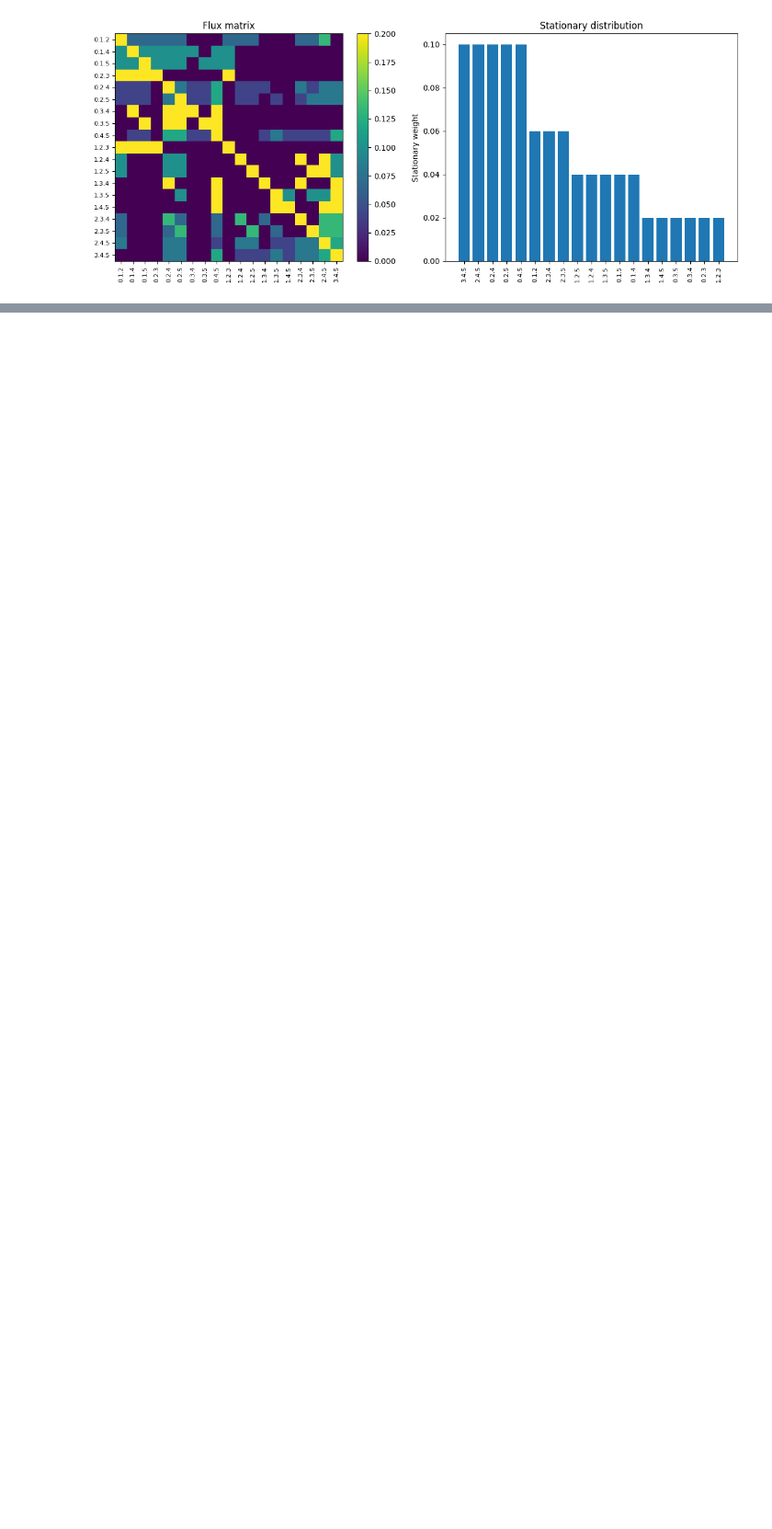
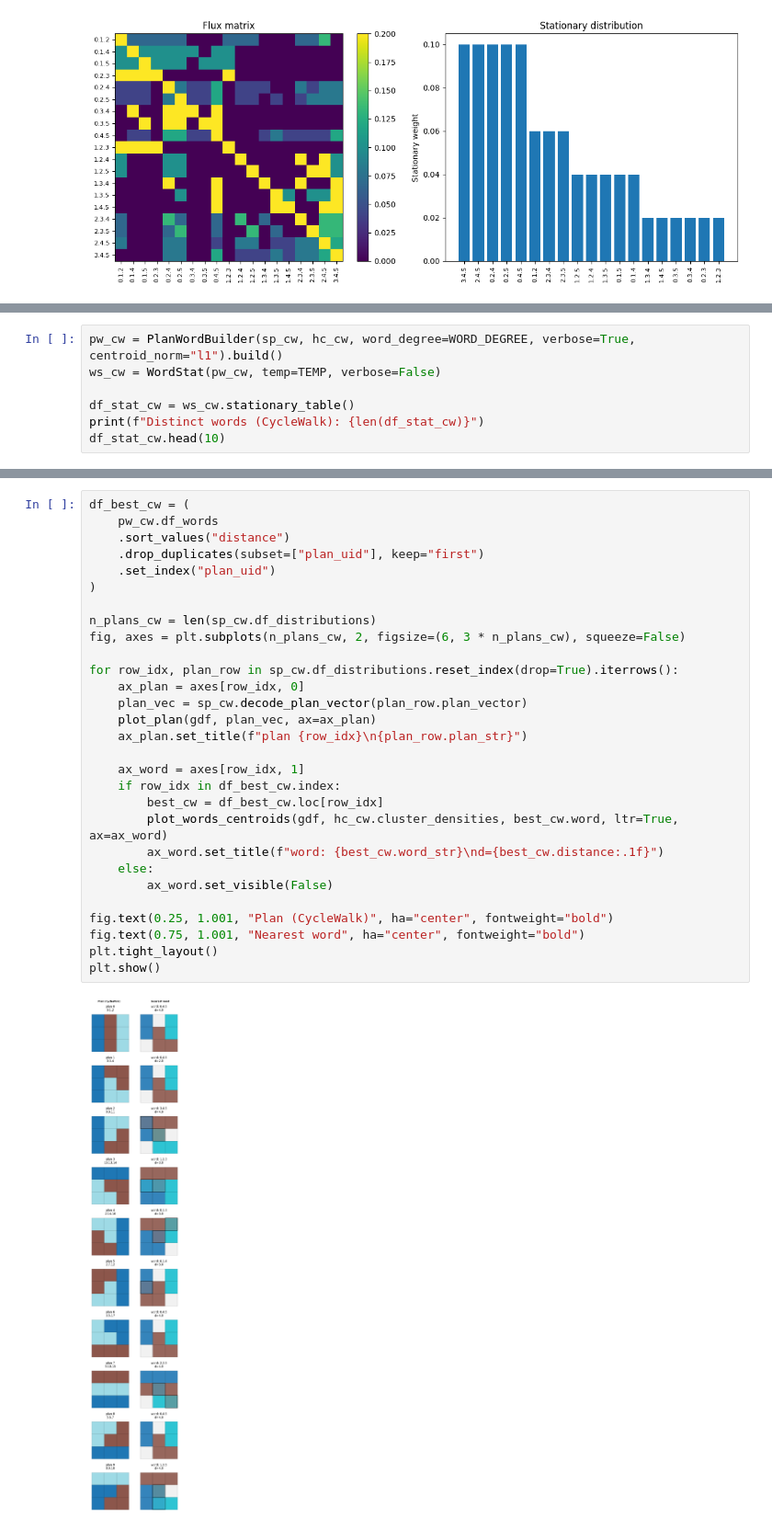
Before and after one commit to annacgilbert/gmstrat, a Jupyter notebook: exhaustive_3x3.ipynb, the cells around one changed output, grey strips where cells are left out. Shown at 92% size. Saved outputs shown, nothing was run; the diff lists cells and outputs as text; blank space fills up the shorter version.

```diff
--- a/exhaustive_3x3.ipynb
+++ b/exhaustive_3x3.ipynb
@@ -280,0 +357,7 @@ plt.show()
+# %%
+pw_cw = PlanWordBuilder(sp_cw, hc_cw, word_degree=WORD_DEGREE, verbose=True, centroid_norm="l1").build()
+ws_cw = WordStat(pw_cw, temp=TEMP, verbose=False)
+
+df_stat_cw = ws_cw.stationary_table()
+print(f"Distinct words (CycleWalk): {len(df_stat_cw)}")
+df_stat_cw.head(10)
@@ -280,0 +379,31 @@ plt.show()
+# %%
+df_best_cw = (
+    pw_cw.df_words
+    .sort_values("distance")
+    .drop_duplicates(subset=["plan_uid"], keep="first")
+    .set_index("plan_uid")
+)
+
+n_plans_cw = len(sp_cw.df_distributions)
+fig, axes = plt.subplots(n_plans_cw, 2, figsize=(6, 3 * n_plans_cw), squeeze=False)
+
+for row_idx, plan_row in sp_cw.df_distributions.reset_index(drop=True).iterrows():
+    ax_plan = axes[row_idx, 0]
+    plan_vec = sp_cw.decode_plan_vector(plan_row.plan_vector)
+    plot_plan(gdf, plan_vec, ax=ax_plan)
+    ax_plan.set_title(f"plan {row_idx}\n{plan_row.plan_str}")
+
+    ax_word = axes[row_idx, 1]
+    if row_idx in df_best_cw.index:
+        best_cw = df_best_cw.loc[row_idx]
+        plot_words_centroids(gdf, hc_cw.cluster_densities, best_cw.word, ltr=True, ax=ax_word)
+        ax_word.set_title(f"word: {best_cw.word_str}\nd={best_cw.distance:.1f}")
+    else:
+        ax_word.set_visible(False)
+
+fig.text(0.25, 1.001, "Plan (CycleWalk)", ha="center", fontweight="bold")
+fig.text(0.75, 1.001, "Nearest word", ha="center", fontweight="bold")
+plt.tight_layout()
+plt.show()
+# %% [output]
+[figure, added]
```
Also changed, not shown: parts of 17 cells of this notebook.
